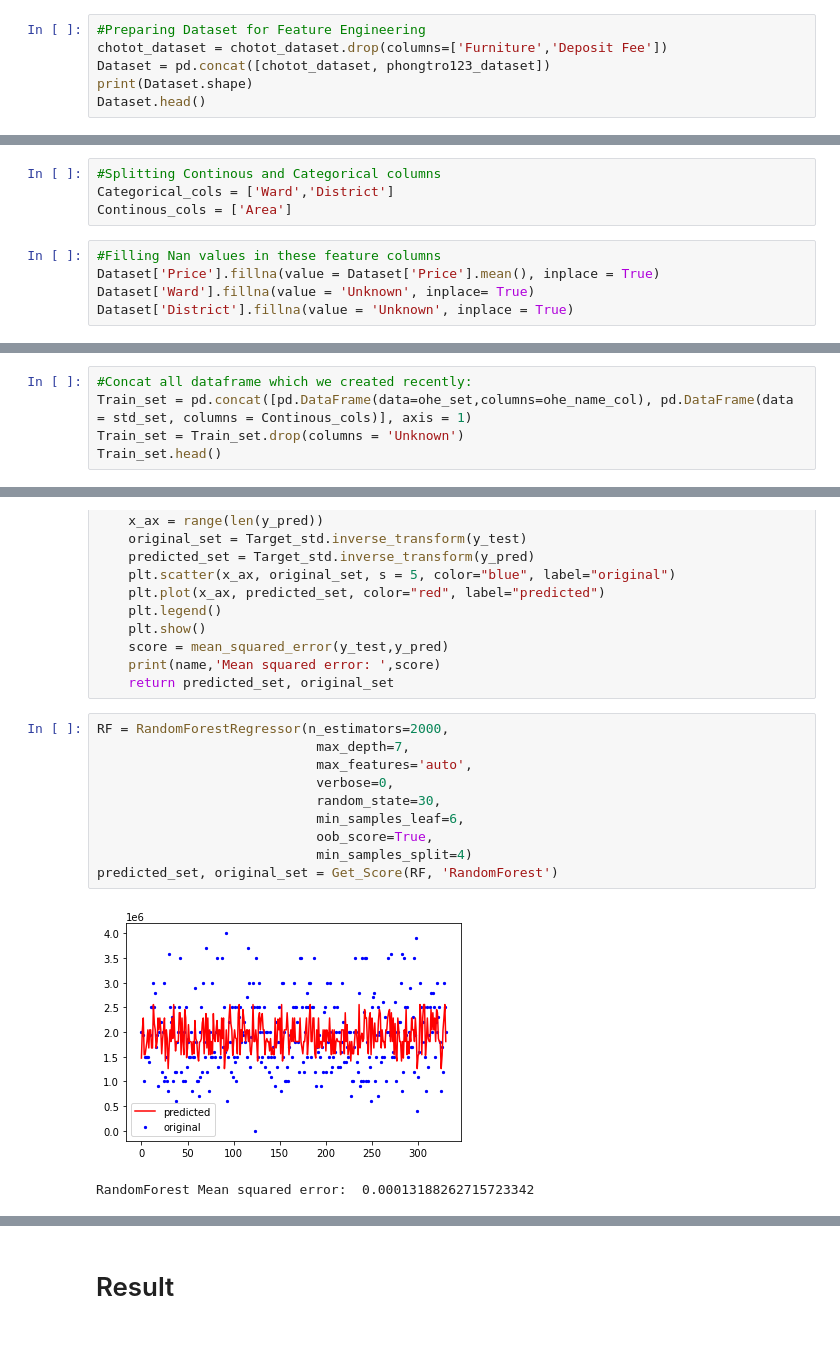
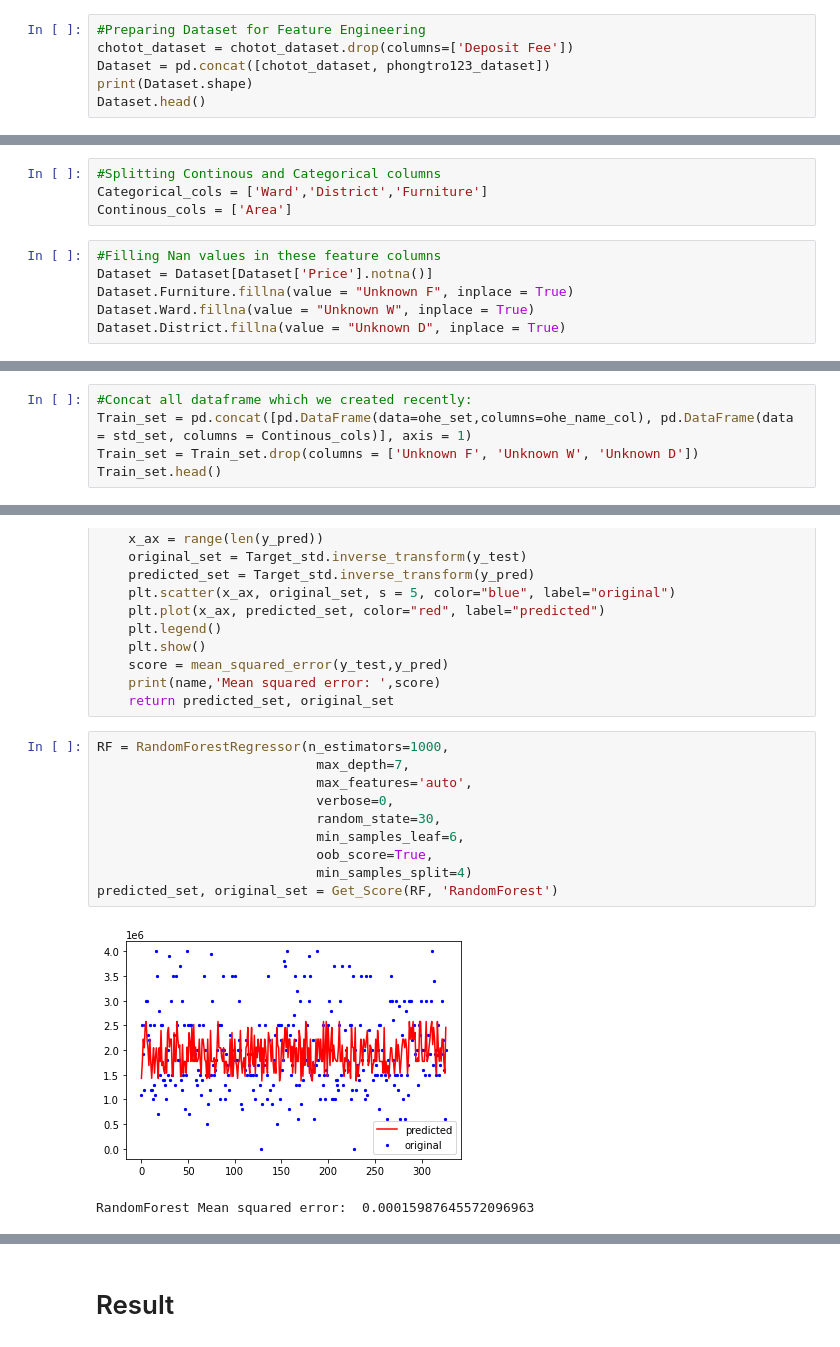
Before and after one commit to Boonichi/PredictMotelPriceinDN, a Jupyter notebook: main.ipynb, the cells around one changed output, grey strips where cells are left out. Drawn from its saved outputs; the diff is of its cells as text.

```diff
--- a/main.ipynb
+++ b/main.ipynb
@@ -28,7 +28,7 @@ print(chotot_dataset.head())
 4  1200000    30    1000000.0  Nội thất đầy đủ    Thuận Phước     Hải Châu
 # %%
 #Preparing Dataset for Feature Engineering
-chotot_dataset = chotot_dataset.drop(columns=['Furniture','Deposit Fee'])
+chotot_dataset = chotot_dataset.drop(columns=['Deposit Fee'])
 Dataset = pd.concat([chotot_dataset, phongtro123_dataset])
 print(Dataset.shape)
 Dataset.head()
@@ -51,10 +52,11 @@ District     36
 dtype: int64
 # %%
 #Splitting Continous and Categorical columns
-Categorical_cols = ['Ward','District']
+Categorical_cols = ['Ward','District','Furniture']
 Continous_cols = ['Area']
 # %%
 #Filling Nan values in these feature columns
-Dataset['Price'].fillna(value = Dataset['Price'].mean(), inplace = True)
-Dataset['Ward'].fillna(value = 'Unknown', inplace= True)
-Dataset['District'].fillna(value = 'Unknown', inplace = True)
+Dataset = Dataset[Dataset['Price'].notna()]
+Dataset.Furniture.fillna(value = "Unknown F", inplace = True)
+Dataset.Ward.fillna(value = "Unknown W", inplace = True)
+Dataset.District.fillna(value = "Unknown D", inplace = True)
@@ -72,7 +83,7 @@ std_set = std.fit_transform(Dataset[Continous_cols])
 # %%
 #Concat all dataframe which we created recently:
 Train_set = pd.concat([pd.DataFrame(data=ohe_set,columns=ohe_name_col), pd.DataFrame(data = std_set, columns = Continous_cols)], axis = 1)
-Train_set = Train_set.drop(columns = 'Unknown')
+Train_set = Train_set.drop(columns = ['Unknown F', 'Unknown W', 'Unknown D'])
 Train_set.head()
 # %% [output]
 |  | An Hải Bắc | An Hải Tây | An Hải Đông | An Khê | Bình Hiên | Bình Thuận | Chính Gián | Hoà Hải | Hoà Quý | ... |
@@ -149,15 +159,15 @@ def Get_Score(algo, name):
     print(name,'Mean squared error: ',score)
     return predicted_set, original_set
 # %%
-RF = RandomForestRegressor(n_estimators=2000,
+RF = RandomForestRegressor(n_estimators=1000,
                             max_depth=7,
                             max_features='auto',
                             verbose=0,
                             random_state=30,
                             min_samples_leaf=6,
                             oob_score=True,
                             min_samples_split=4)
 predicted_set, original_set = Get_Score(RF, 'RandomForest')
 # %% [output]
-[figure, old version]
+[figure, new version]
-RandomForest Mean squared error:  0.00013188262715723342
+RandomForest Mean squared error:  0.00015987645572096963
```
Also changed, not shown: parts of 7 cells of this notebook, 5 other files.
